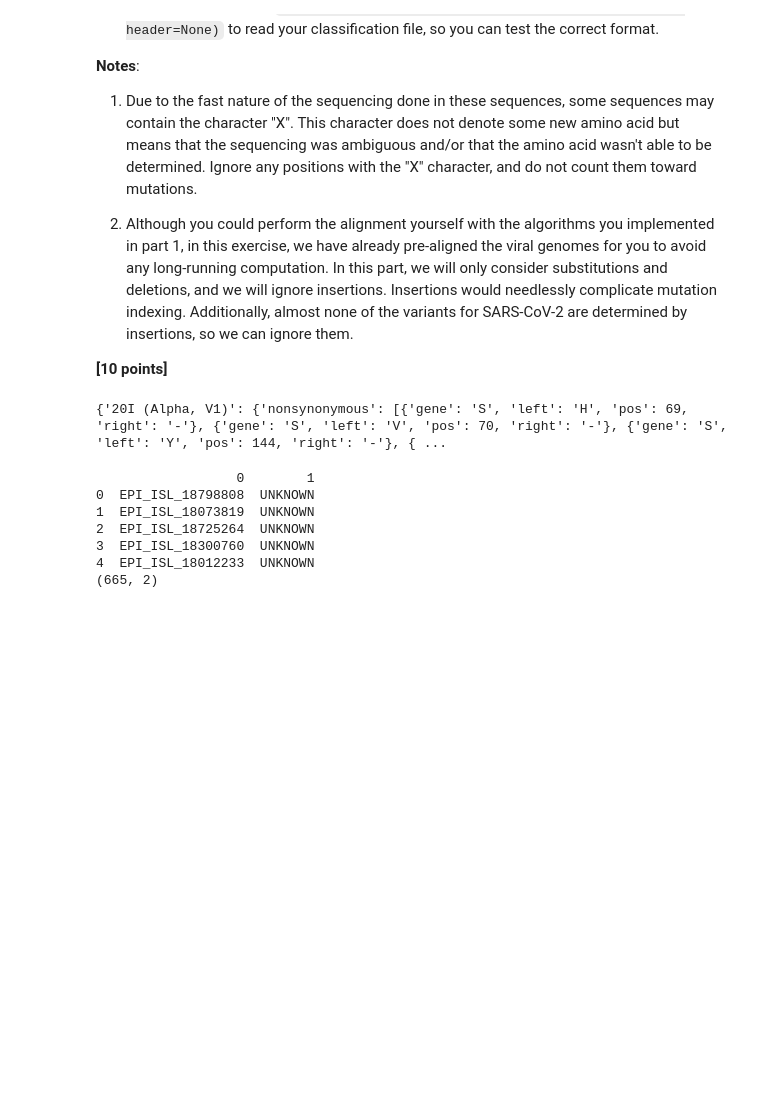
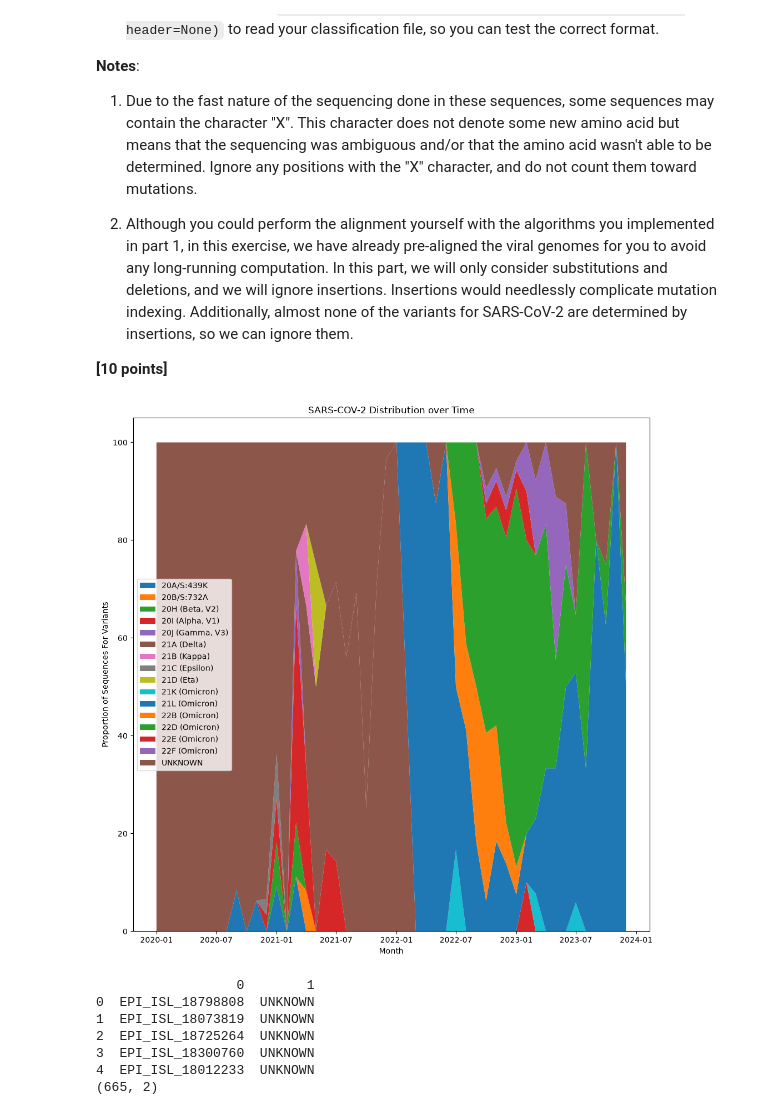
Before and after one commit to an308/assign_viral_evo, a Jupyter notebook: viral_evo_workbook.ipynb, the cells around one changed output. Saved outputs shown, nothing was run; the diff lists cells and outputs as text; code cells hidden in the pictures; blank space fills up the shorter version.

Commit message:
question 5 - part b

```diff
--- a/viral_evo_workbook.ipynb
+++ b/viral_evo_workbook.ipynb
@@ -521,6 +521,8 @@ After you have assigned all the sequences to a variant, create a plot showing th
 
 **[10 points]**
 # %%
+# part a
+
 import json, csv
 
 spike_seqs = {}
@@ -528,7 +530,8 @@ spike_dates = {}
 
 for record in SeqIO.parse("data/p5-aus-spike-proteins.fasta", "fasta"):
     accession = record.description.split("|")[-1]
-    spike_dates[accession] = record.description.split("|")[-2]
+    spike_dates[accession] = pd.to_datetime(record.description.split("|")[-2])
+
     spike_seqs[accession] = str(record.seq)
 
 with open('data/variants.json', 'r') as f:
@@ -550,34 +553,52 @@ for acc, seq in spike_seqs.items():
                 if seq[pos - 1] == "X":
                     continue
 
                 total += 1
                 right = mutation["right"]
                 pos = mutation["pos"]
 
                 if seq[pos - 1] == right:
                     observed += 1
 
         if total == 0:
             continue
 
         percentage = observed / total
 
         if percentage >= max_percentage:
             best_variant = variant
             max_percentage = percentage
 
     if max_percentage < 0.51:
         best_variant = "UNKNOWN"
 
     classification[acc] = best_variant
 
 with open("problem5-classification.csv", "w", newline="") as f:
     writer = csv.writer(f)
 
     for name, variant in classification.items():
         writer.writerow([name, variant])
+
+
+# part b
+
+results = pd.DataFrame({"date": pd.Series(spike_dates), "variant": pd.Series(classification)})
+counts = results.groupby([pd.Grouper(key="date", freq="MS"), "variant"]).size()
+percentages = counts.div(counts.groupby(level=0).transform("sum")) * 100
+
+percentages_tbl = percentages.unstack(fill_value=0)
+
+plt.figure(figsize=(12,12))
+plt.stackplot(percentages_tbl.index, percentages_tbl.T, labels=percentages_tbl.columns)
+plt.xlabel("Month")
+plt.ylabel("Proportion of Sequences For Variants")
+plt.title("SARS-COV-2 Distribution over Time")
+plt.legend()
+plt.savefig("problem5.svg")
+plt.show()
 # %% [output]
-{'20I (Alpha, V1)': {'nonsynonymous': [{'gene': 'S', 'left': 'H', 'pos': 69, 'right': '-'}, {'gene': 'S', 'left': 'V', 'pos': 70, 'right': '-'}, {'gene': 'S', 'left': 'Y', 'pos': 144, 'right': '-'}, { ...
+[figure, added]
 # %%
 # test for csv
 result = pd.read_csv("problem5-classification.csv", sep=",", header=None)
```
Also changed, not shown: 1 other file.
